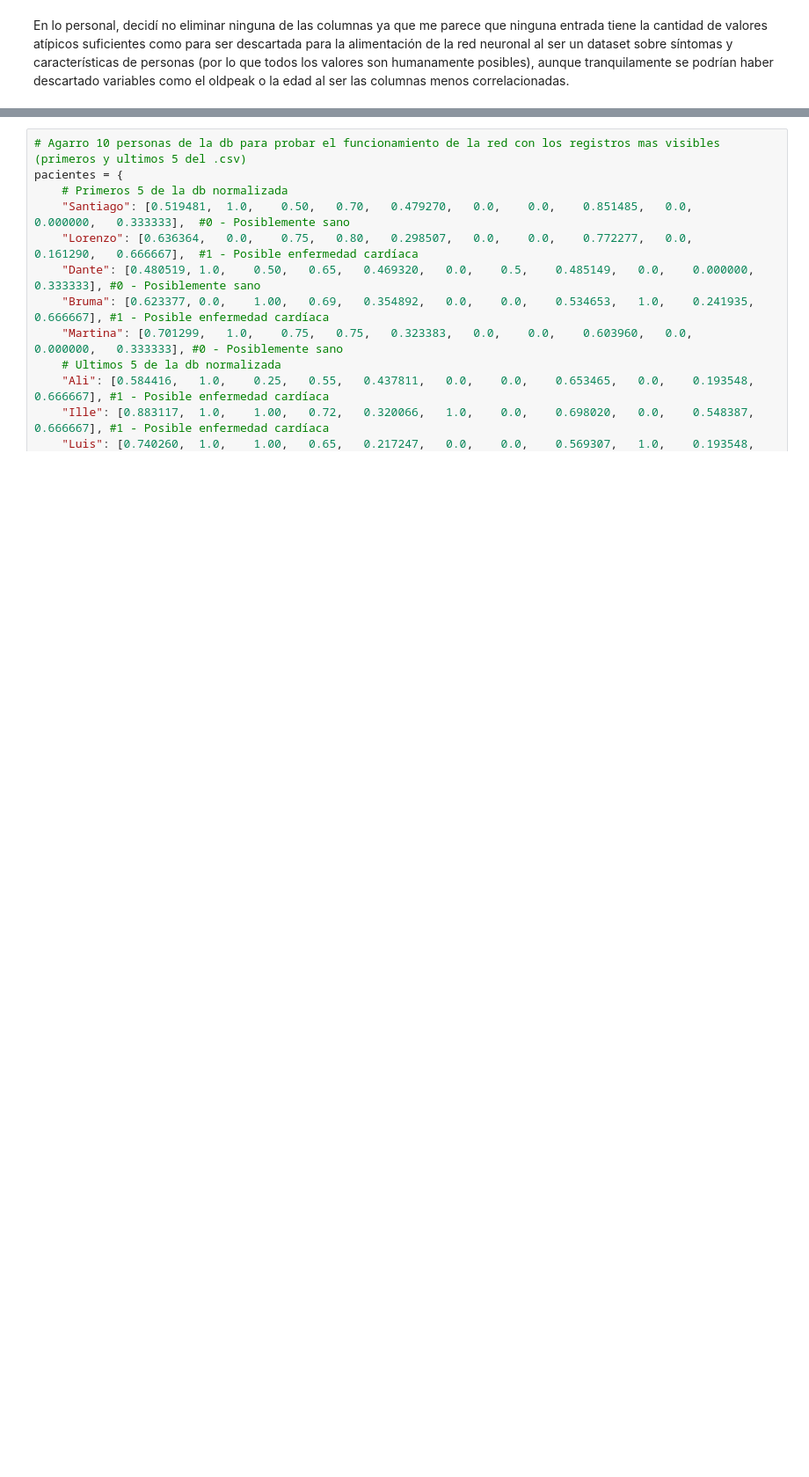
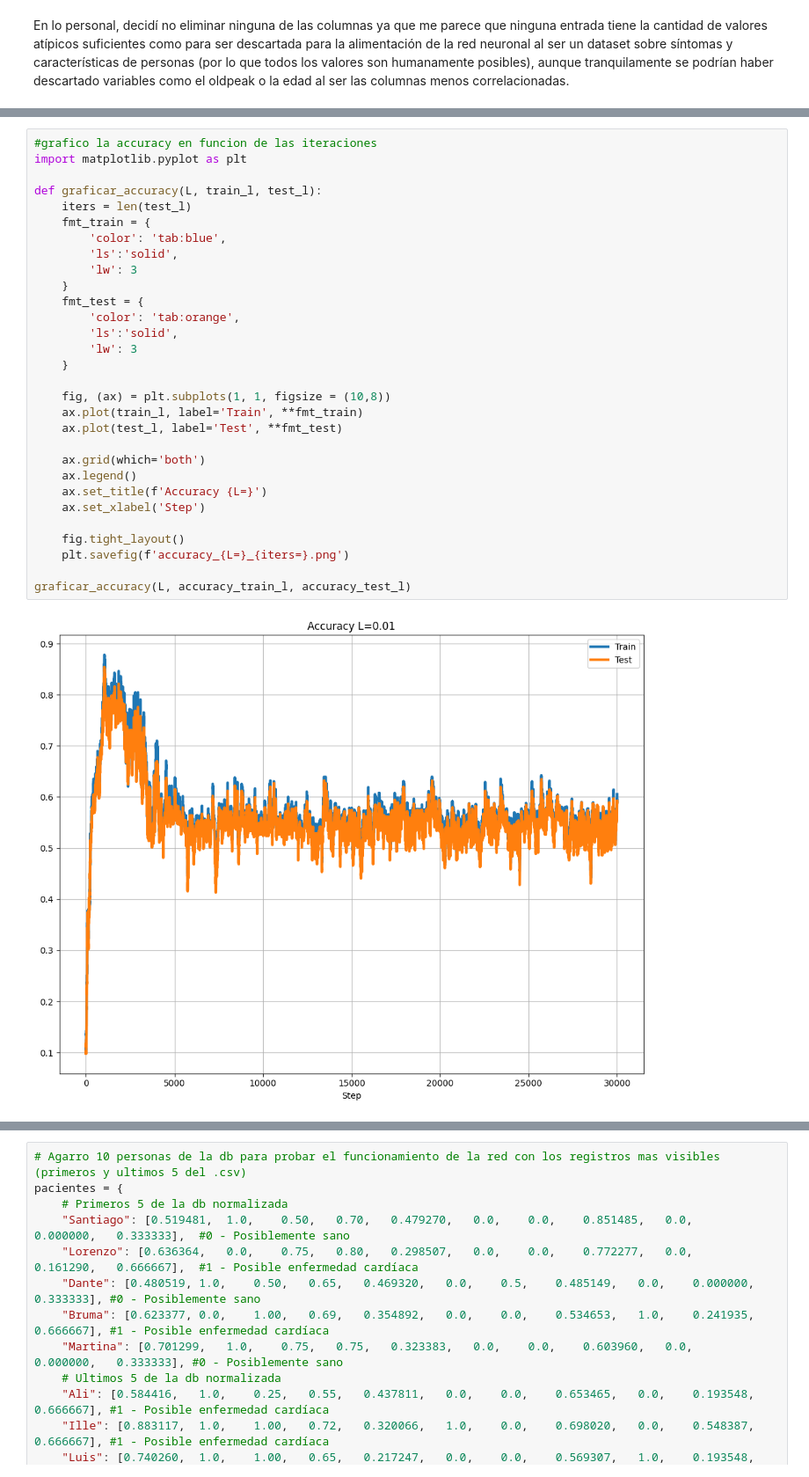
Before and after one commit to reemeerie/TP-FINAL-MATEIII, a Jupyter notebook: TP.ipynb, the cells around one changed output, grey strips where cells are left out. Shown at 88% size. Drawn from its saved outputs; the diff is of its cells as text; blank space fills up the shorter version.

```diff
--- a/TP.ipynb
+++ b/TP.ipynb
@@ -242,0 +257,32 @@ Precisión de la red entrenada (Conjunto de prueba): 0.8287153652392926
+# %%
+#grafico la accuracy en funcion de las iteraciones
+import matplotlib.pyplot as plt
+
+def graficar_accuracy(L, train_l, test_l):
+    iters = len(test_l)
+    fmt_train = {
+        'color': 'tab:blue',
+        'ls':'solid',
+        'lw': 3
+    }
+    fmt_test = {
+        'color': 'tab:orange',
+        'ls':'solid',
+        'lw': 3
+    }
+
+    fig, (ax) = plt.subplots(1, 1, figsize = (10,8))
+    ax.plot(train_l, label='Train', **fmt_train)
+    ax.plot(test_l, label='Test', **fmt_test)
+
+    ax.grid(which='both')
+    ax.legend()
+    ax.set_title(f'Accuracy {L=}')
+    ax.set_xlabel('Step')
+
+    fig.tight_layout()
+    plt.savefig(f'accuracy_{L=}_{iters=}.png')
+
+graficar_accuracy(L, accuracy_train_l, accuracy_test_l)
+# %% [output]
+[figure, added]
```
Also changed, not shown: parts of 6 cells of this notebook, 7 other files.
